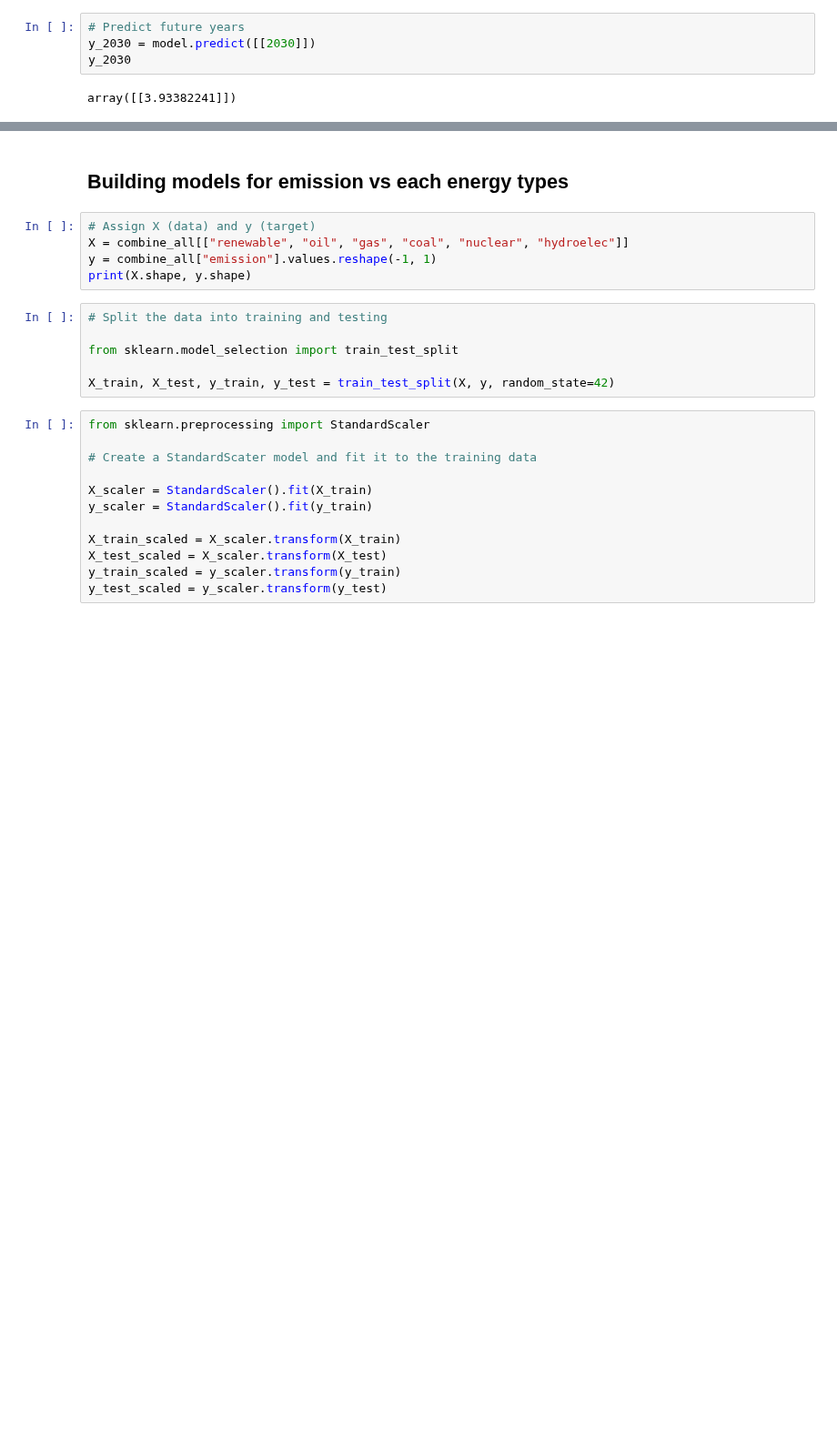
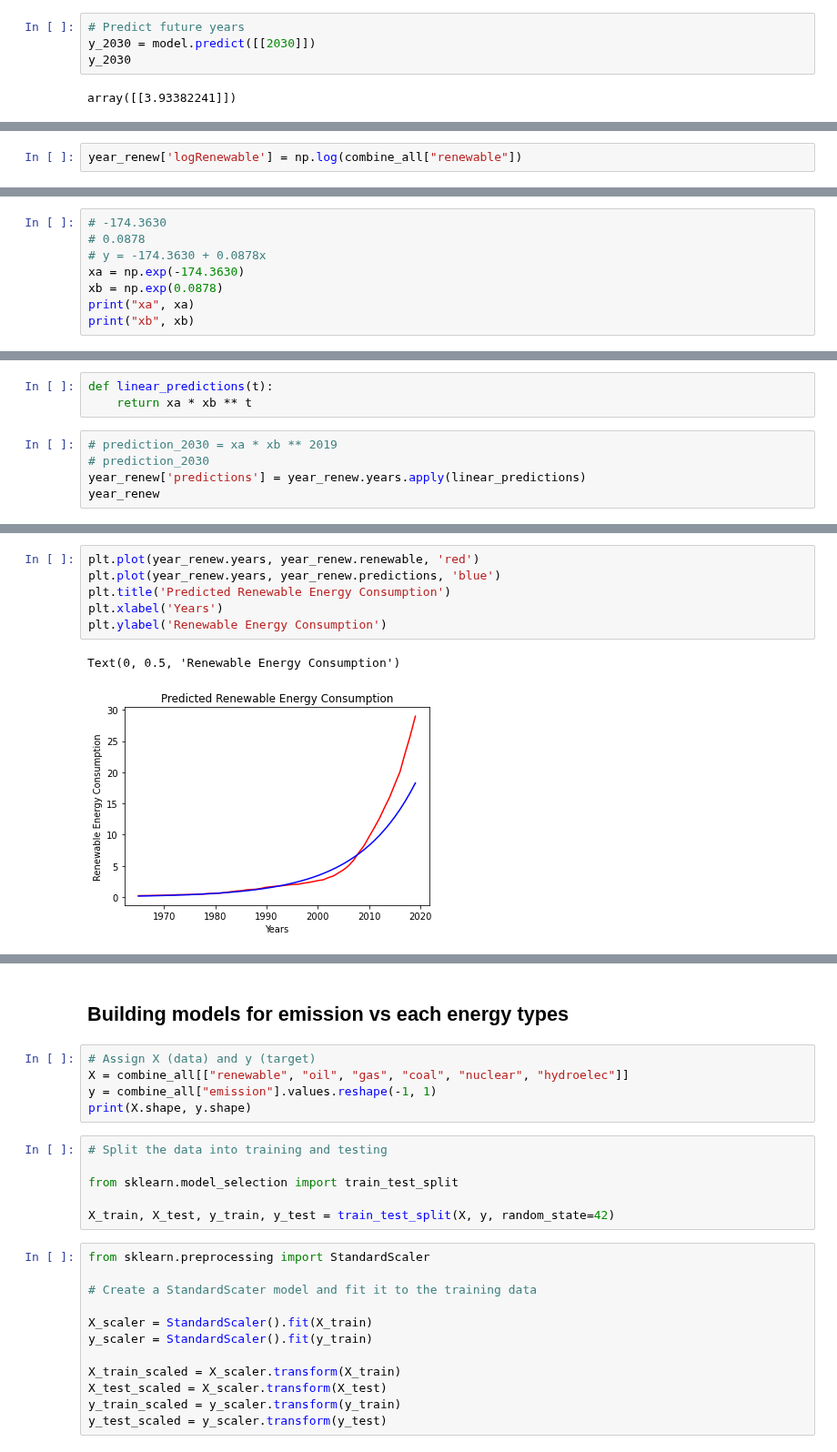
Before and after one commit to yuyhong23/One-Hot_Future, a Jupyter notebook: machine_learning_energy_types.ipynb, the cells around one changed output, grey strips where cells are left out. Shown at 91% size. Cells and saved outputs as stored; diff of their text form; blank space fills up the shorter version.

```diff
--- a/machine_learning_energy_types.ipynb
+++ b/machine_learning_energy_types.ipynb
@@ -549,0 +570,2 @@ array([[3.93382241]])
+# %%
+year_renew['logRenewable'] = np.log(combine_all["renewable"])
@@ -549,0 +619,8 @@ array([[3.93382241]])
+# %%
+# -174.3630
+# 0.0878
+# y = -174.3630 + 0.0878x
+xa = np.exp(-174.3630)
+xb = np.exp(0.0878)
+print("xa", xa)
+print("xb", xb)
@@ -549,0 +630,8 @@ array([[3.93382241]])
+# %%
+def linear_predictions(t):
+    return xa * xb ** t
+# %%
+# prediction_2030 = xa * xb ** 2019
+# prediction_2030
+year_renew['predictions'] = year_renew.years.apply(linear_predictions)
+year_renew
@@ -549,0 +656,9 @@ array([[3.93382241]])
+# %%
+plt.plot(year_renew.years, year_renew.renewable, 'red')
+plt.plot(year_renew.years, year_renew.predictions, 'blue')
+plt.title('Predicted Renewable Energy Consumption')
+plt.xlabel('Years')
+plt.ylabel('Renewable Energy Consumption')
+# %% [output]
+Text(0, 0.5, 'Renewable Energy Consumption')
+[figure, added]
```
Also changed, not shown: parts of 14 cells of this notebook.
